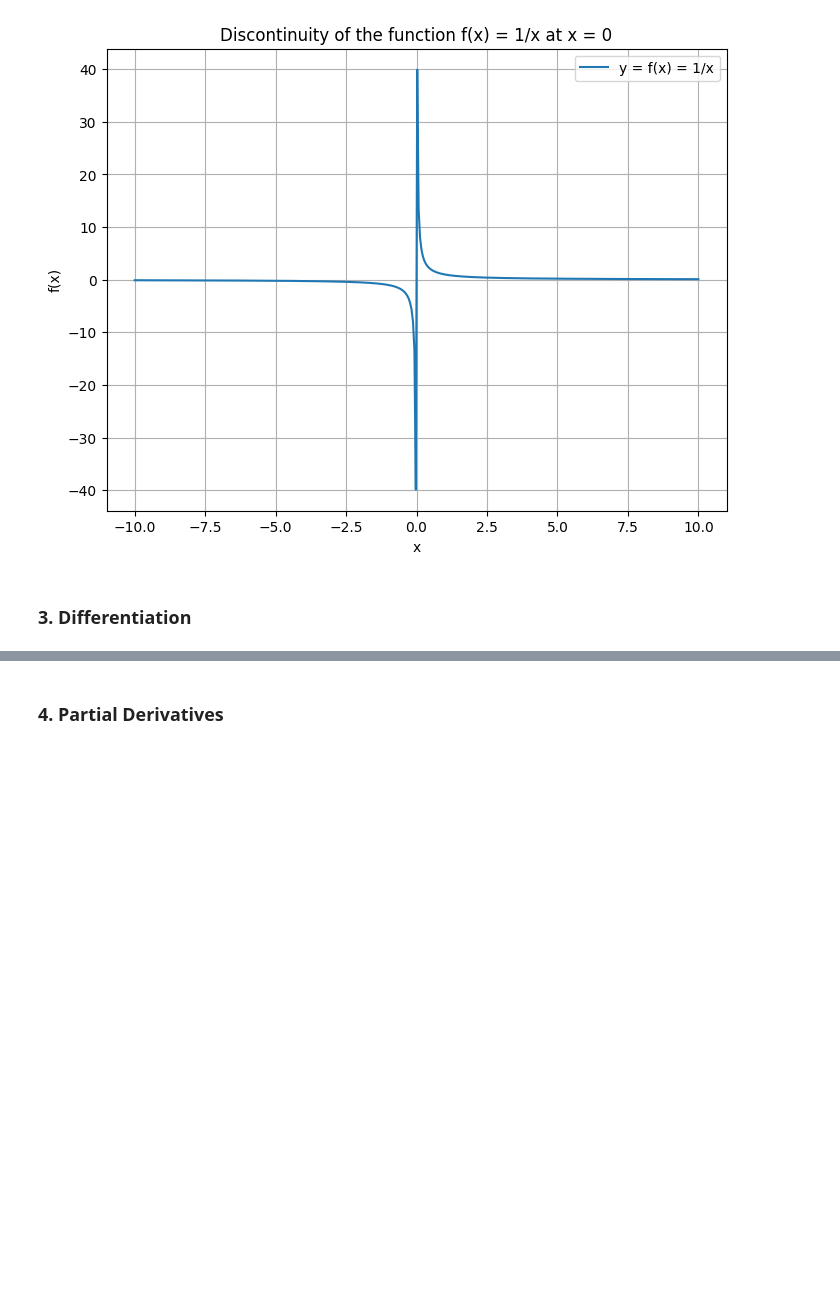
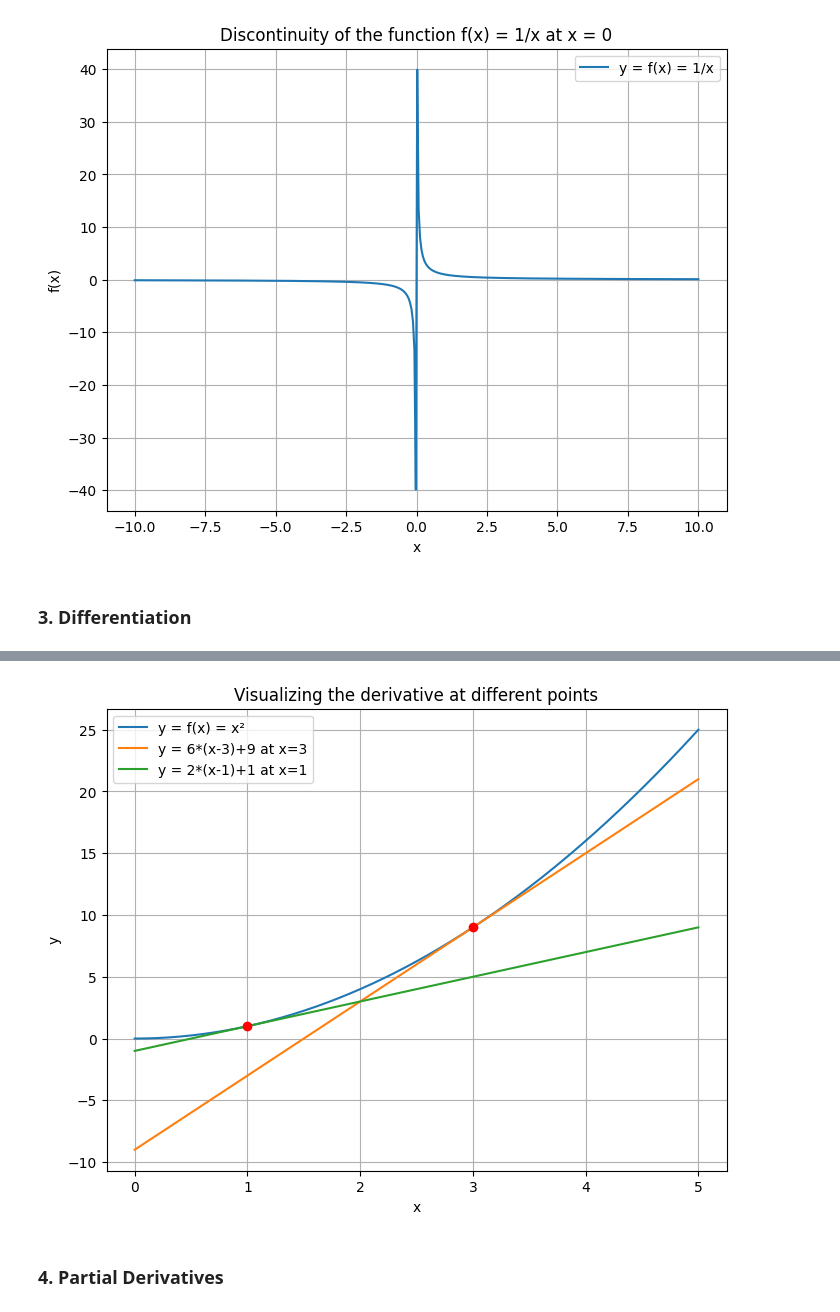
Before and after one commit to natapone/learning_ai_by_coding, a Jupyter notebook: 1-2_calculus.ipynb, the cells around one changed output, grey strips where cells are left out. Saved outputs shown, nothing was run; the diff lists cells and outputs as text; code cells hidden in the pictures; blank space fills up the shorter version.

Commit message:
differentiation

```diff
--- a/1-2_calculus.ipynb
+++ b/1-2_calculus.ipynb
@@ -452,3 +570,60 @@ The function is not continuous at x = 0
+# %%
+import matplotlib.pyplot as plt
+import numpy as np
+from sympy import *
+
+# Define the symbolic variable
+x = symbols('x')
+
+# Define the function
+def f(x):
+    return x**2
+
+# Calculate derivative
+derivative = diff(f(x), x)
+
+# Calculate the rate of change at x = 3
+x_value1 = 3
+rate_of_change1 = derivative.subs(x, x_value1)
+
+# Calculate the rate of change at x = 1
+x_value2 = 1
+rate_of_change2 = derivative.subs(x, x_value2)
+
+# Create a range of x values
+x_vals = np.linspace(0, 5, 400)
+
+# Create y values for the original function
+y_vals = np.array([f(val) for val in x_vals])
+
+# Create y values for the tangent line at x = 3
+tangent_line1 = np.array([rate_of_change1*(val-x_value1)+f(x_value1) for val in x_vals])
+
+# Create y values for the tangent line at x = 1
+tangent_line2 = np.array([rate_of_change2*(val-x_value2)+f(x_value2) for val in x_vals])
+
+# Plot the original function
+plt.figure(figsize=(8, 6))
+plt.plot(x_vals, y_vals, label="y = f(x) = x²")
+
+# Plot the tangent line at x = 3
+plt.plot(x_vals, tangent_line1, label=f"y = {rate_of_change1}*(x-{x_value1})+{f(x_value1)} at x={x_value1}")
+
+# Plot the tangent line at x = 1
+plt.plot(x_vals, tangent_line2, label=f"y = {rate_of_change2}*(x-{x_value2})+{f(x_value2)} at x={x_value2}")
+
+# Mark the point of tangency
+plt.plot(x_value1, f(x_value1), 'ro')
+plt.plot(x_value2, f(x_value2), 'ro')
+
+plt.xlabel("x")
+plt.ylabel("y")
+plt.title("Visualizing the derivative at different points")
+plt.legend()
+plt.grid(True)
+plt.show()
+# %% [output]
+[figure, added]
 # %% [markdown]
 ### 4. Partial Derivatives
 # %% [markdown]
```
Also changed, not shown: parts of 8 cells of this notebook.
